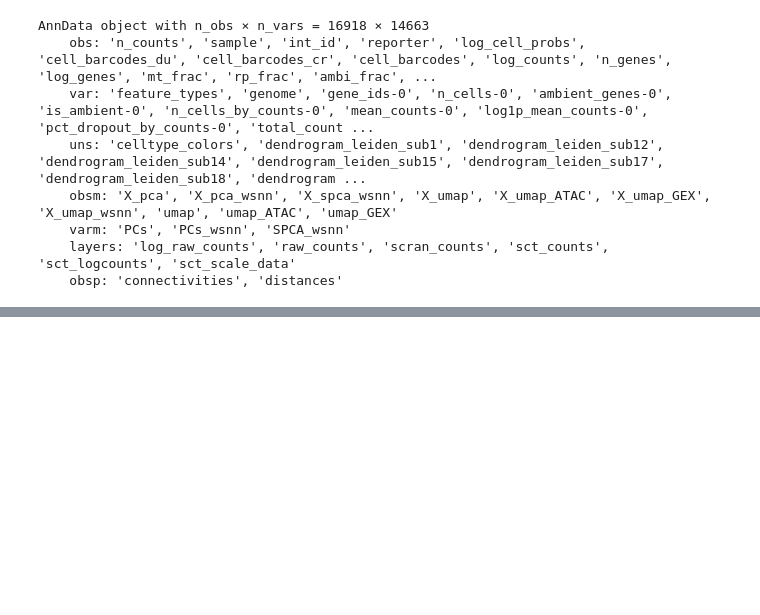
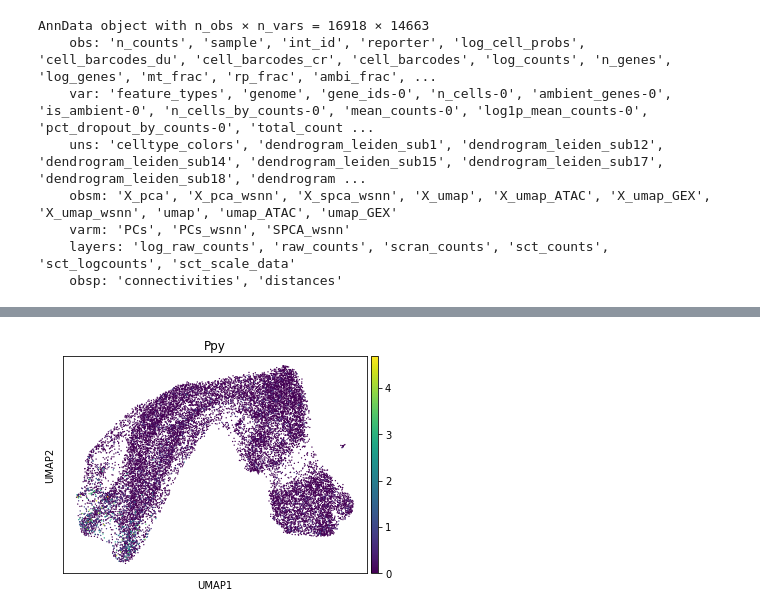
Before and after one commit to theislab/moscot-framework_reproducibility, a Jupyter notebook: ATAC_analysis/Untitled.ipynb, the cells around one changed output, grey strips where cells are left out. Cells and saved outputs as stored; diff of their text form; code cells hidden in the pictures; blank space fills up the shorter version.

```diff
--- a/ATAC_analysis/Untitled.ipynb
+++ b/ATAC_analysis/Untitled.ipynb
@@ -15,0 +33,4 @@ AnnData object with n_obs × n_vars = 16918 × 14663
+# %%
+sc.pl.umap(adata, color="Ppy")
+# %% [output]
+[figure, added]
```
Also changed, not shown: parts of 6 cells of this notebook, 6 other files.
